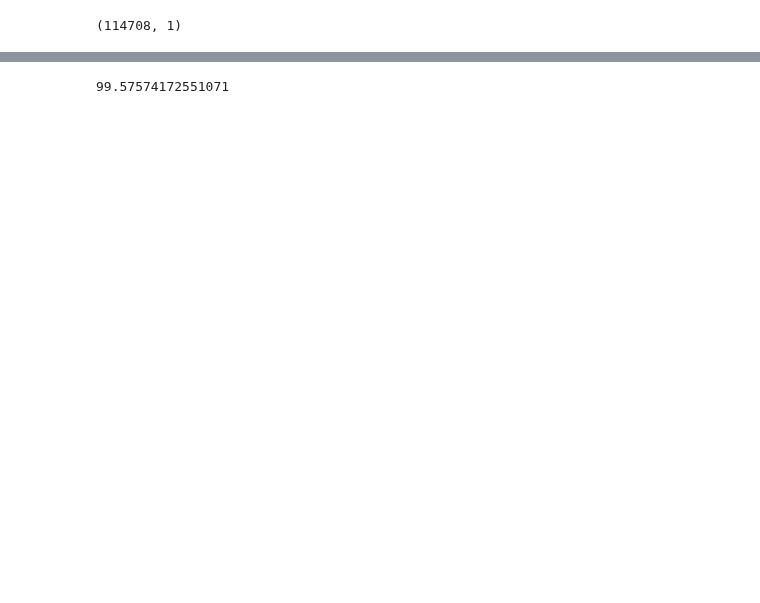
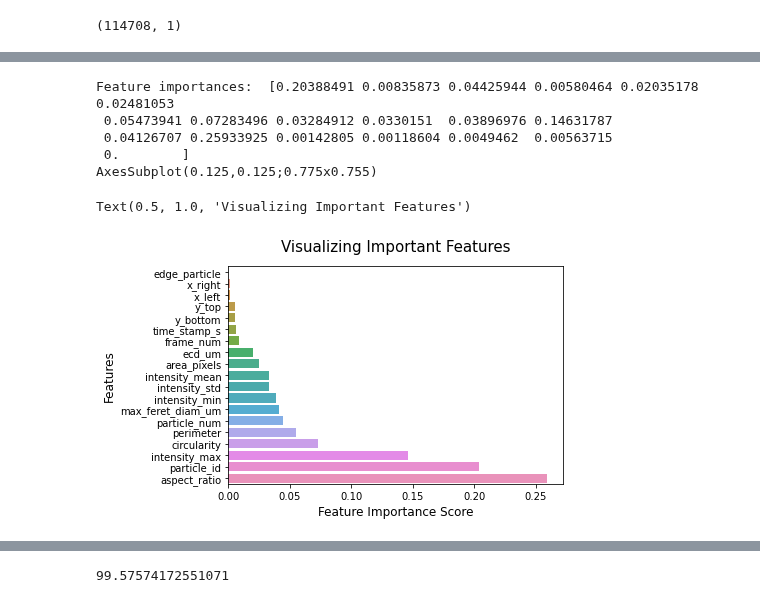
Before and after one commit to Scottholman33/KBI, a Jupyter notebook: ML_KBI_Start.ipynb, the cells around one changed output, grey strips where cells are left out. Drawn from its saved outputs; the diff is of its cells as text; code cells hidden in the pictures; blank space fills up the shorter version.

```diff
--- a/ML_KBI_Start.ipynb
+++ b/ML_KBI_Start.ipynb
@@ -16 +82,26 @@ X_train, X_test, Y_train, Y_test = train_test_split(X, Y, test_size = 0.3, rando
+# %%
+import seaborn as sns
+
+"""
+built-in feature importance attribute that calculates feature importance scores for
+each feature based on the quality of a node split in trees (gini)
+
+This can be used to determine what features can be dropped from the model
+"""
+#analyze feature importance
+feature_importance = pd.Series(rfc.feature_importances_, index=X.columns).sort_values(ascending=True)
+
+print('Feature importances: ', rfc.feature_importances_)
+print(sns.barplot(x=feature_importance, y=feature_importance.index))
+plt.xlabel('Feature Importance Score', fontsize=12)
+plt.ylabel('Features', fontsize=12)
+plt.title("Visualizing Important Features", fontsize=15, pad=15)
+# %% [output]
+Feature importances:  [0.20388491 0.00835873 0.04425944 0.00580464 0.02035178 0.02481053
+ 0.05473941 0.07283496 0.03284912 0.0330151  0.03896976 0.14631787
+ 0.04126707 0.25933925 0.00142805 0.00118604 0.0049462  0.00563715
+ 0.        ]
+AxesSubplot(0.125,0.125;0.775x0.755)
+Text(0.5, 1.0, 'Visualizing Important Features')
+[figure, added]
 # %%
```
Also changed, not shown: parts of 7 cells of this notebook.
